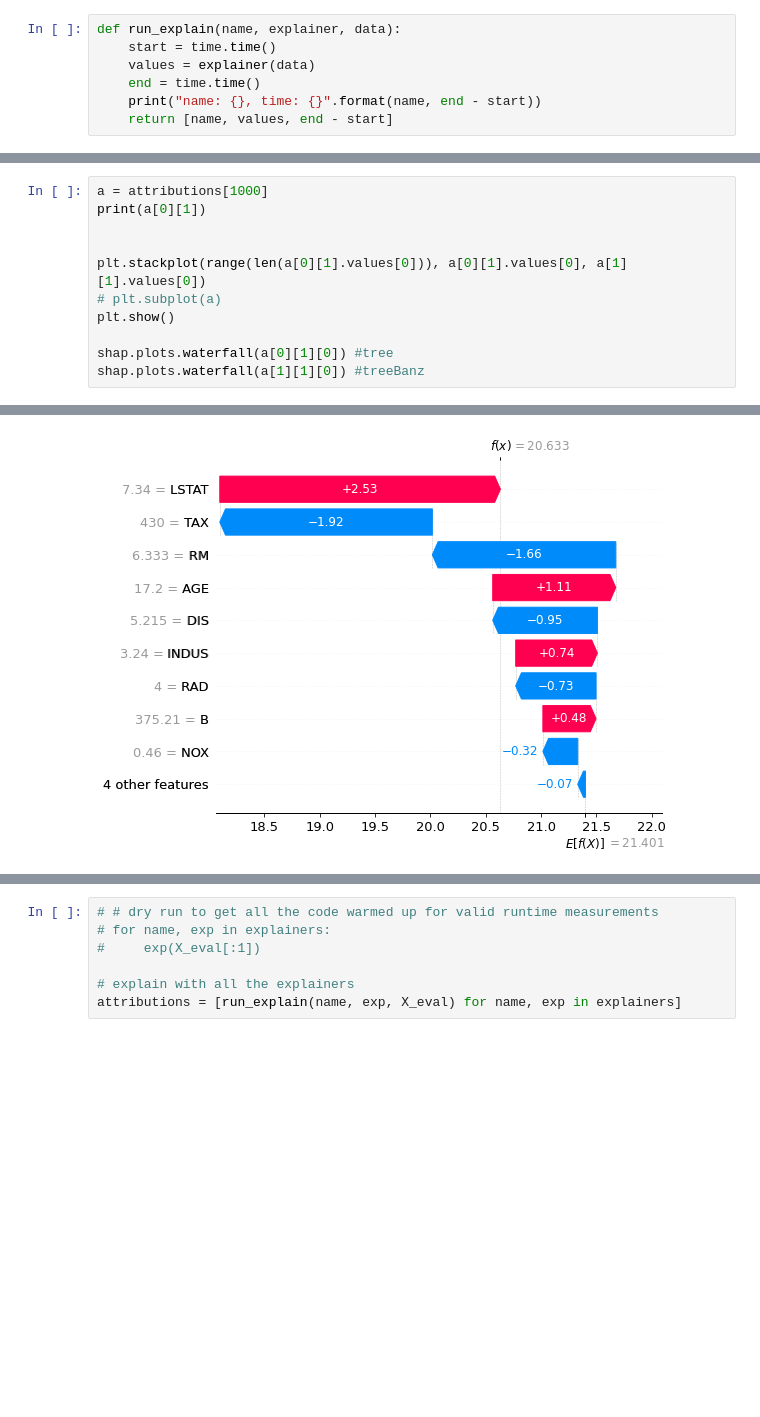
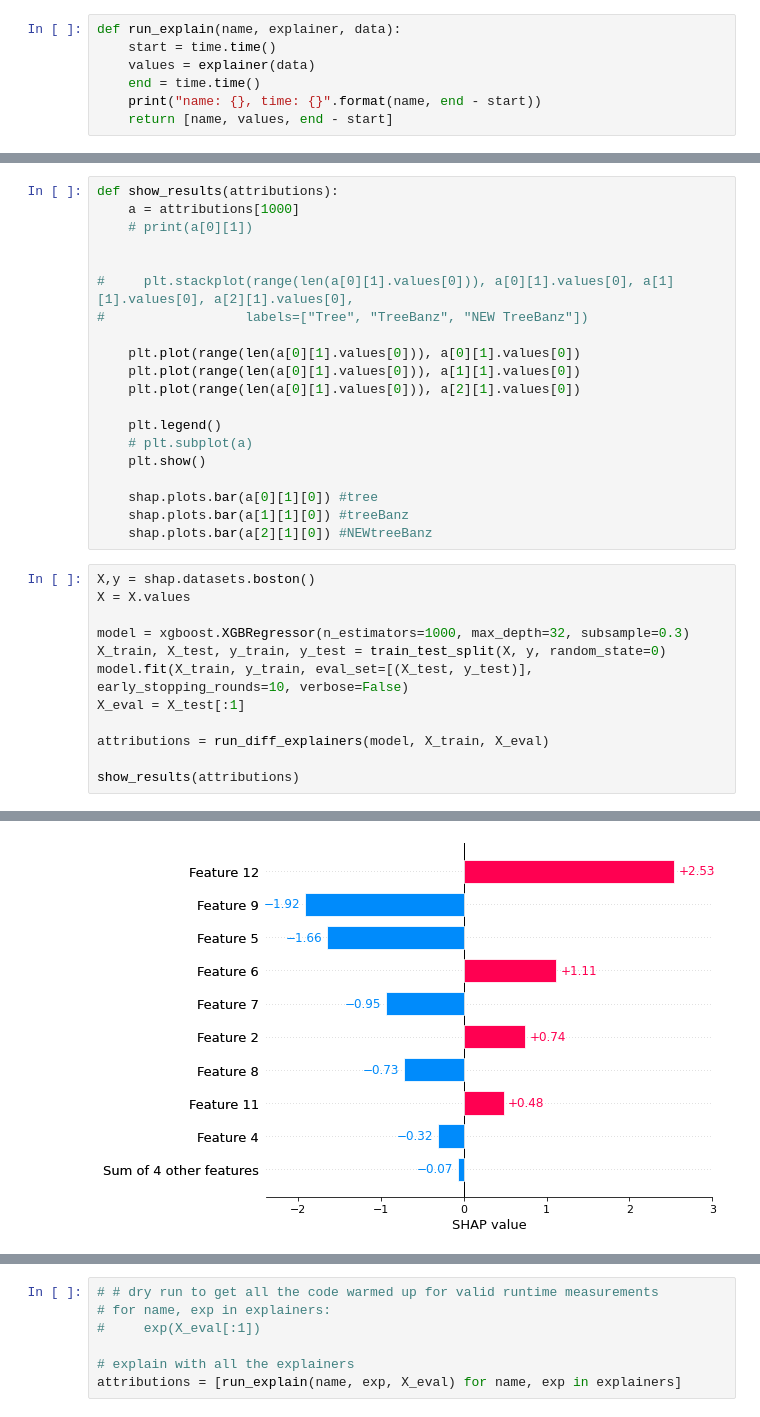
Before and after one commit to jarso/shap, a Jupyter notebook: notebooks/api_examples/simple benchmark.ipynb, the cells around one changed output, grey strips where cells are left out. Drawn from its saved outputs; the diff is of its cells as text; blank space fills up the shorter version.

```diff
--- a/notebooks/api_examples/simple benchmark.ipynb
+++ b/notebooks/api_examples/simple benchmark.ipynb
@@ -221,12 +199,33 @@ name: TreeBanz, time: 0.0005748271942138672
+# %%
+def show_results(attributions):
+    a = attributions[1000]
+    # print(a[0][1])
+
+
+#     plt.stackplot(range(len(a[0][1].values[0])), a[0][1].values[0], a[1][1].values[0], a[2][1].values[0],
+#                  labels=["Tree", "TreeBanz", "NEW TreeBanz"])
+
+    plt.plot(range(len(a[0][1].values[0])), a[0][1].values[0])
+    plt.plot(range(len(a[0][1].values[0])), a[1][1].values[0])
+    plt.plot(range(len(a[0][1].values[0])), a[2][1].values[0])
+
+    plt.legend()
+    # plt.subplot(a)
+    plt.show()
+
+    shap.plots.bar(a[0][1][0]) #tree
+    shap.plots.bar(a[1][1][0]) #treeBanz
+    shap.plots.bar(a[2][1][0]) #NEWtreeBanz
 # %%
-a = attributions[1000]
-print(a[0][1])
+X,y = shap.datasets.boston()
+X = X.values
 
+model = xgboost.XGBRegressor(n_estimators=1000, max_depth=32, subsample=0.3)
+X_train, X_test, y_train, y_test = train_test_split(X, y, random_state=0)
+model.fit(X_train, y_train, eval_set=[(X_test, y_test)], early_stopping_rounds=10, verbose=False)
+X_eval = X_test[:1]
 
-plt.stackplot(range(len(a[0][1].values[0])), a[0][1].values[0], a[1][1].values[0])
-# plt.subplot(a)
-plt.show()
+attributions = run_diff_explainers(model, X_train, X_eval)
 
-shap.plots.waterfall(a[0][1][0]) #tree
-shap.plots.waterfall(a[1][1][0]) #treeBanz
+show_results(attributions)
 # %% [output]
@@ -246 +267 @@ array([[6.7240e-02, 0.0000e+00, 3.2400e+00, 0.0000e+00, 4.6000e-01,
-[figure, old version]
+[figure, new version]
```
Also changed, not shown: parts of 18 cells of this notebook, 2 other files.
